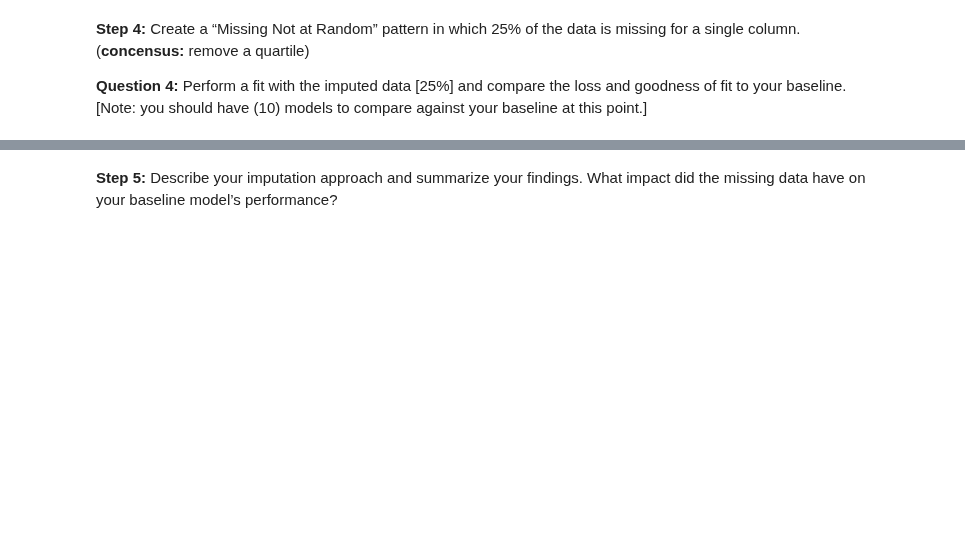
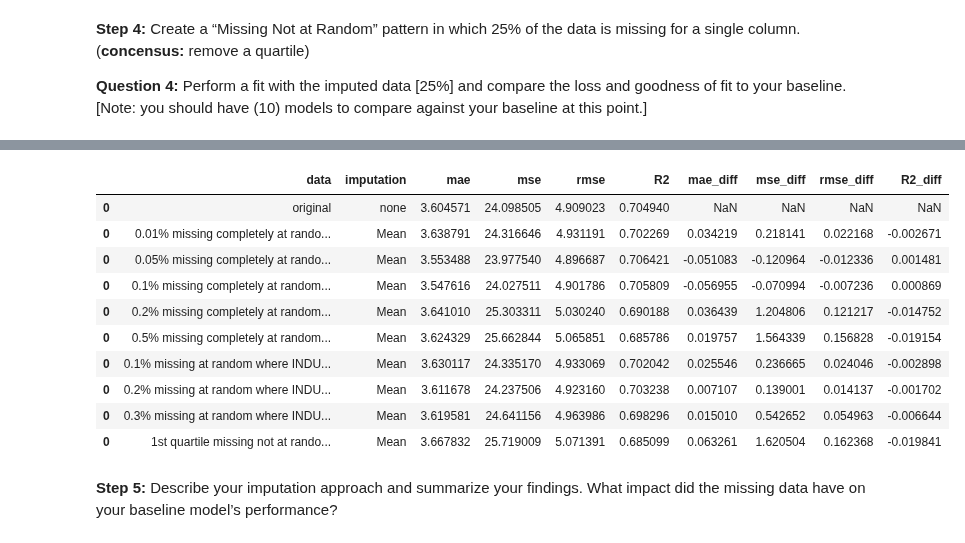
Before and after one commit to davxdan/Quantifying-The-World, a Jupyter notebook: Case Study 5/lJiang_kRollins_dDavieauCaseStudy5.ipynb, the cells around one changed output, grey strips where cells are left out. Drawn from its saved outputs; the diff is of its cells as text; code cells hidden in the pictures; blank space fills up the shorter version.

```diff
--- a/Case Study 5/lJiang_kRollins_dDavieauCaseStudy5.ipynb
+++ b/Case Study 5/lJiang_kRollins_dDavieauCaseStudy5.ipynb
@@ -212,2 +241,53 @@ __Question 4:__ Perform a fit with the imputed data [25%] and compare the loss a
+# %%
+def definedsample25(data, featurename, resultframe):
+    data[featurename].loc[data[featurename] < 2.100175] = np.nan
+    data[featurename] = data[featurename].fillna(data[featurename].mean())
+    sampleddata = data
+    sampleddata = sampleddata.sort_index()
+    train_set = sampleddata.iloc[train_index]
+    test_set = sampleddata.iloc[test_index]
+    X_train = train_set.iloc[:, :-1].values
+    Y_train = train_set.iloc[:, -1].values
+    X_test = test_set.iloc[:, :-1].values
+    Y_test = test_set.iloc[:, -1].values
+
+    reg = LinearRegression().fit(X_train, Y_train)
+    Y_pred = reg.predict(X_test)
+
+    mae = mean_absolute_error(Y_test,Y_pred)
+    mse = mean_squared_error(Y_test,Y_pred)
+    rmse_val = rmse(Y_test,Y_pred)
+    r2 = r2_score(Y_test,Y_pred)
+
+    temp_frame = pd.DataFrame({'data': '1st quartile missing not at random: imputed using mean',
+                   'imputation':'Mean',
+                   'mae': mae,
+                   'mse': mse,
+                   'rmse':rmse_val,
+                   'R2':r2,
+                   'mae_diff':mae-orig_mae,
+                   'mse_diff':mse-orig_mse,
+                   'rmse_diff':rmse_val-orig_rmse_val,
+                   'R2_diff':r2-orig_r2
+                   }, index=[0])
+    resultframe = pd.concat([resultframe, temp_frame])
+    return resultframe
+# %%
+missingXandY = 'DIS'
+res_frame = definedsample25(bos,missingXandY,res_frame)
+# %%
+res_frame
+# %% [output]
+|  | data | imputation | mae | mse | rmse | R2 | mae_diff | mse_diff | rmse_diff | R2_diff |
+| 0 | original | none | 3.604571 | 24.098505 | 4.909023 | 0.704940 | NaN | NaN | NaN | NaN |
+| 0 | 0.01% missing completely at rando... | Mean | 3.638791 | 24.316646 | 4.931191 | 0.702269 | 0.034219 | 0.218141 | 0.022168 | -0.002671 |
+| 0 | 0.05% missing completely at rando... | Mean | 3.553488 | 23.977540 | 4.896687 | 0.706421 | -0.051083 | -0.120964 | -0.012336 | 0.001481 |
+| 0 | 0.1% missing completely at random... | Mean | 3.547616 | 24.027511 | 4.901786 | 0.705809 | -0.056955 | -0.070994 | -0.007236 | 0.000869 |
+| 0 | 0.2% missing completely at random... | Mean | 3.641010 | 25.303311 | 5.030240 | 0.690188 | 0.036439 | 1.204806 | 0.121217 | -0.014752 |
+| 0 | 0.5% missing completely at random... | Mean | 3.624329 | 25.662844 | 5.065851 | 0.685786 | 0.019757 | 1.564339 | 0.156828 | -0.019154 |
+| 0 | 0.1% missing at random where INDU... | Mean | 3.630117 | 24.335170 | 4.933069 | 0.702042 | 0.025546 | 0.236665 | 0.024046 | -0.002898 |
+| 0 | 0.2% missing at random where INDU... | Mean | 3.611678 | 24.237506 | 4.923160 | 0.703238 | 0.007107 | 0.139001 | 0.014137 | -0.001702 |
+| 0 | 0.3% missing at random where INDU... | Mean | 3.619581 | 24.641156 | 4.963986 | 0.698296 | 0.015010 | 0.542652 | 0.054963 | -0.006644 |
+| 0 | 1st quartile missing not at rando... | Mean | 3.667832 | 25.719009 | 5.071391 | 0.685099 | 0.063261 | 1.620504 | 0.162368 | -0.019841 |
 # %% [markdown]
 __Step 5:__ Describe your imputation approach and summarize your findings.  What impact did the missing data have on your baseline model’s performance?
```
Also changed, not shown: parts of 15 cells of this notebook.
